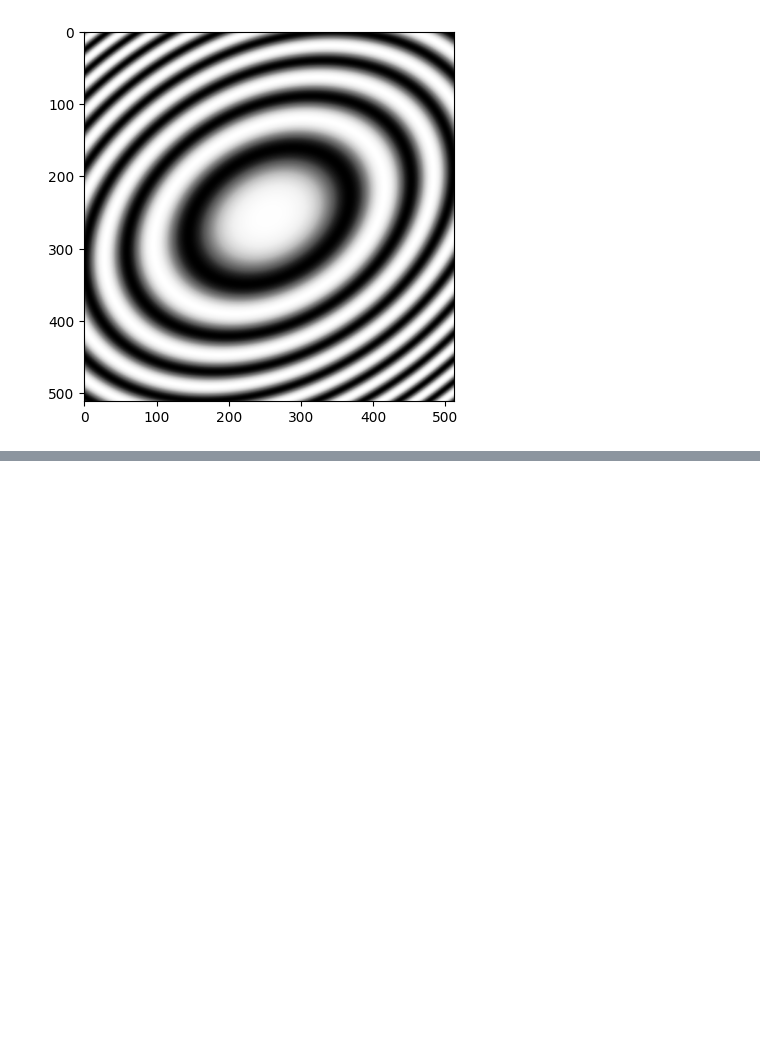
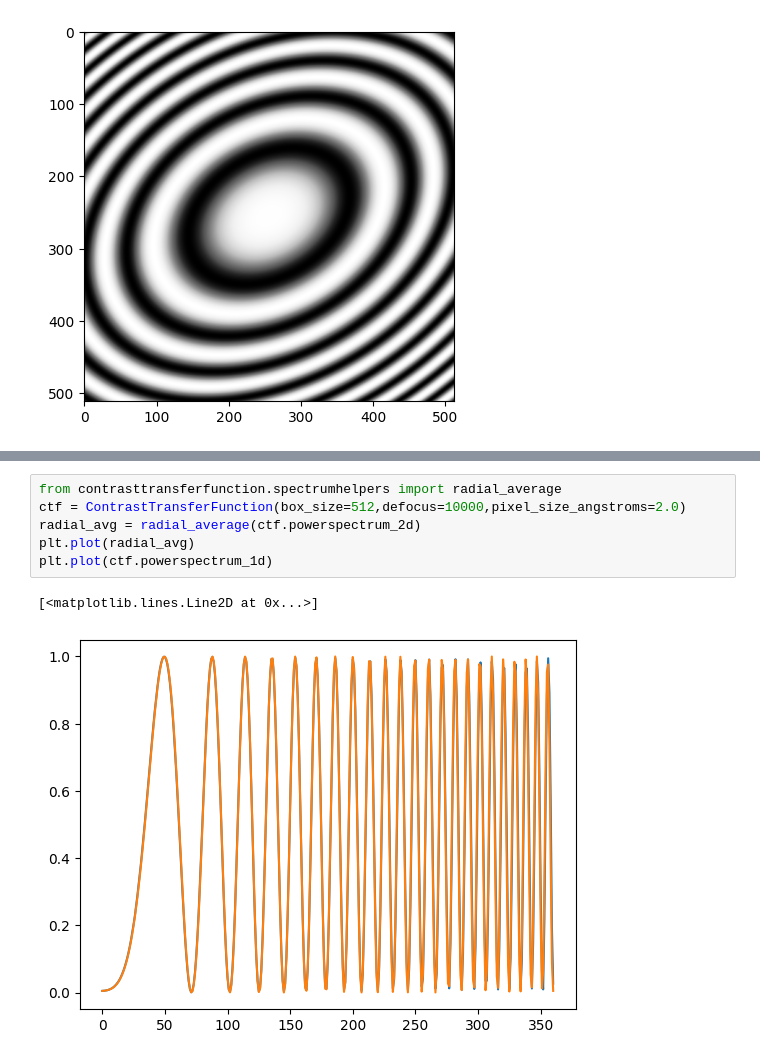
Before and after one commit to jojoelfe/contrasttransferfunction, a Jupyter notebook: examples/plot_ctf.ipynb, the cells around one changed output, grey strips where cells are left out. Cells and saved outputs as stored; diff of their text form; blank space fills up the shorter version.

```diff
--- a/examples/plot_ctf.ipynb
+++ b/examples/plot_ctf.ipynb
@@ -24,0 +40,9 @@ plt.imshow(ctf.powerspectrum_2d,cmap="Greys")
+# %%
+from contrasttransferfunction.spectrumhelpers import radial_average
+ctf = ContrastTransferFunction(box_size=512,defocus=10000,pixel_size_angstroms=2.0)
+radial_avg = radial_average(ctf.powerspectrum_2d)
+plt.plot(radial_avg)
+plt.plot(ctf.powerspectrum_1d)
+# %% [output]
+[<matplotlib.lines.Line2D at 0x...>]
+[figure, added]
```
Also changed, not shown: parts of 1 cell of this notebook, 5 other files.
